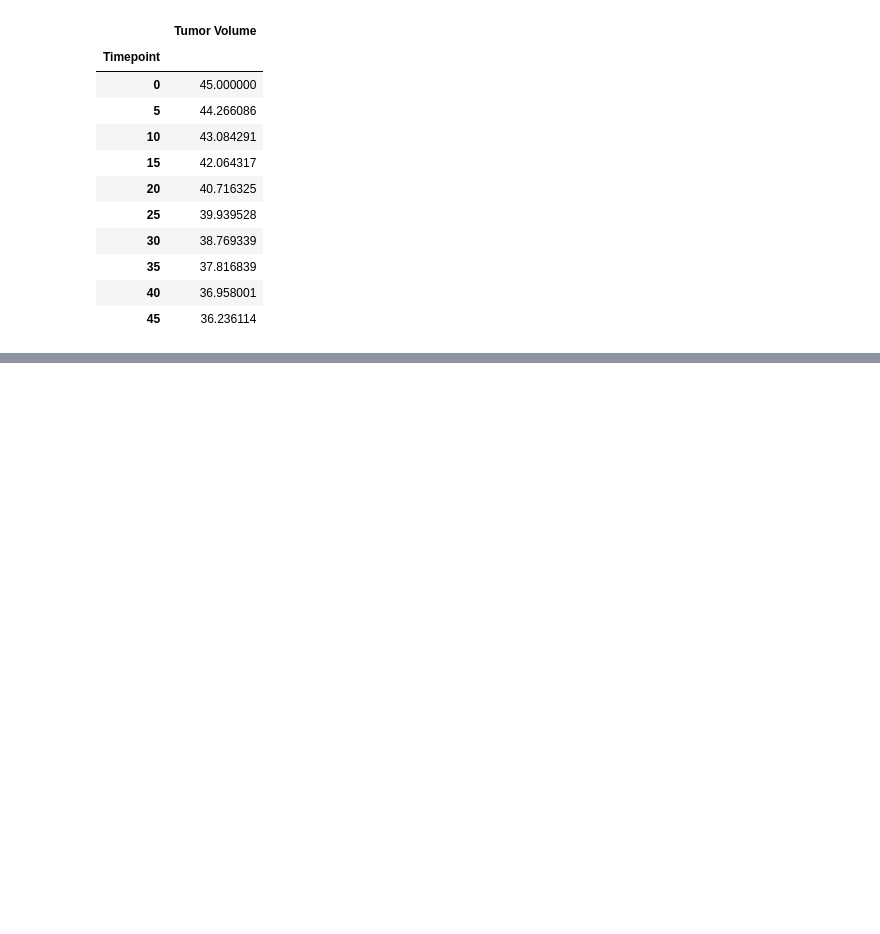
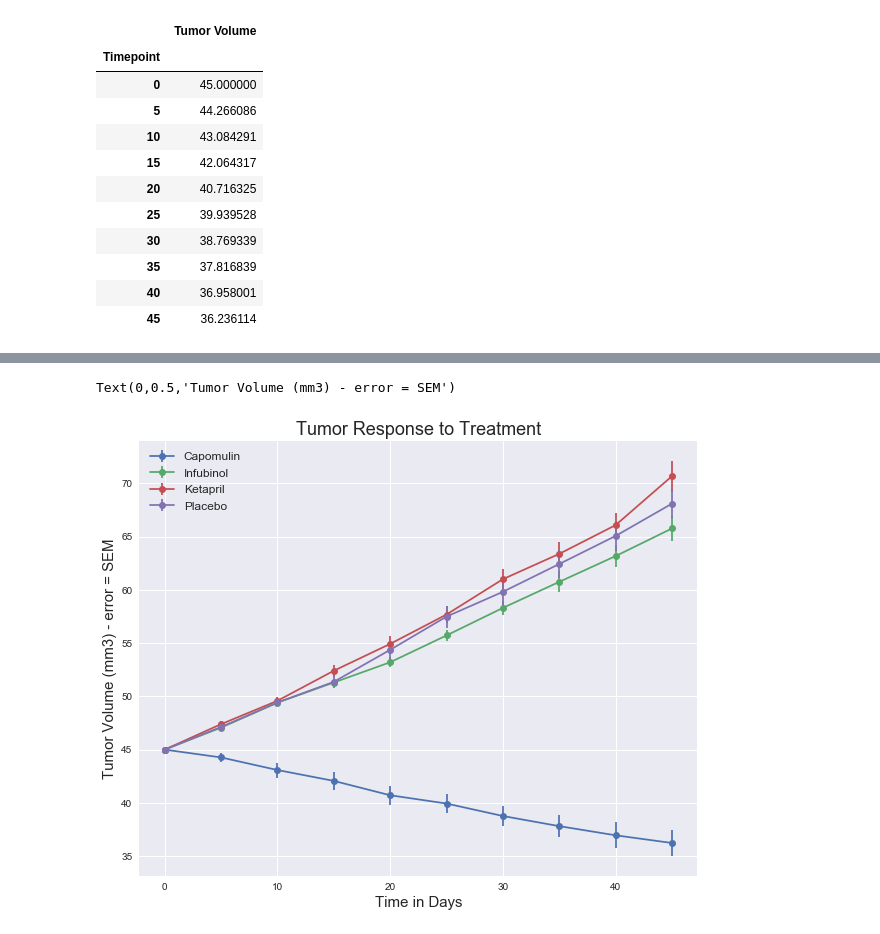
Before and after one commit to imtheaaron/python-challenge, a Jupyter notebook: Pymaceuticals/main.ipynb, the cells around one changed output, grey strips where cells are left out. Saved outputs shown, nothing was run; the diff lists cells and outputs as text; code cells hidden in the pictures; blank space fills up the shorter version.

Commit message:
final draft with all graphs generated

```diff
--- a/Pymaceuticals/main.ipynb
+++ b/Pymaceuticals/main.ipynb
@@ -12,6 +14,7 @@ import numpy as np
 import pandas as pd
 import matplotlib.pyplot as plt
 import seaborn as sns
+sns.set() #switching on seaborn defaults to make the graph look pretty
 # %%
 #import our two csv files
 drug_path = os.path.join('mouse_drug_data.csv')
@@ -103,3 +94,12 @@ drug_list
  'Ramicane',
  'Stelasyn',
  'Zoniferol']
+# %%
+#find SEM for both tumor volume and # of metastatic sites
+
+tumor_sem = drug_groups['Tumor Volume (mm3)'].sem()
+tumor_sem = pd.DataFrame(tumor_sem)
+meta_sem = drug_groups['Metastatic Sites'].sem()
+meta_sem = pd.DataFrame(meta_sem)
+test = meta_sem['Metastatic Sites'].loc['Capomulin',:]
+test
@@ -105,0 +119,5 @@ drug_list
+# %%
+#get sem for one drug (to test and see if we can use later)
+
+capomulin_t_sem = tumor_sem['Tumor Volume (mm3)'].loc['Capomulin',:]
+capomulin_t_sem
@@ -122,0 +171,13 @@ cap
+# %%
+plt.figure(figsize=(10,8))
+plt.errorbar(x=df_by_drug.index, y=df_by_drug.Capomulin, yerr=capomulin_t_sem, marker='o')
+plt.errorbar(x=df_by_drug.index, y=df_by_drug.Infubinol, yerr=tumor_sem['Tumor Volume (mm3)'].loc['Infubinol',:] , marker='o')
+plt.errorbar(x=df_by_drug.index, y=df_by_drug.Ketapril, yerr=tumor_sem['Tumor Volume (mm3)'].loc['Ketapril',:] , marker='o')
+plt.errorbar(x=df_by_drug.index, y=df_by_drug.Placebo, yerr=tumor_sem['Tumor Volume (mm3)'].loc['Placebo',:] , marker='o')
+plt.legend(prop={'size': 12})
+plt.title('Tumor Response to Treatment', fontsize=18)
+plt.xlabel('Time in Days', fontsize=15)
+plt.ylabel('Tumor Volume (mm3) - error = SEM', fontsize=15)
+# %% [output]
+Text(0,0.5,'Tumor Volume (mm3) - error = SEM')
+[figure, added]
```
Also changed, not shown: parts of 20 cells of this notebook, 1 other file.
